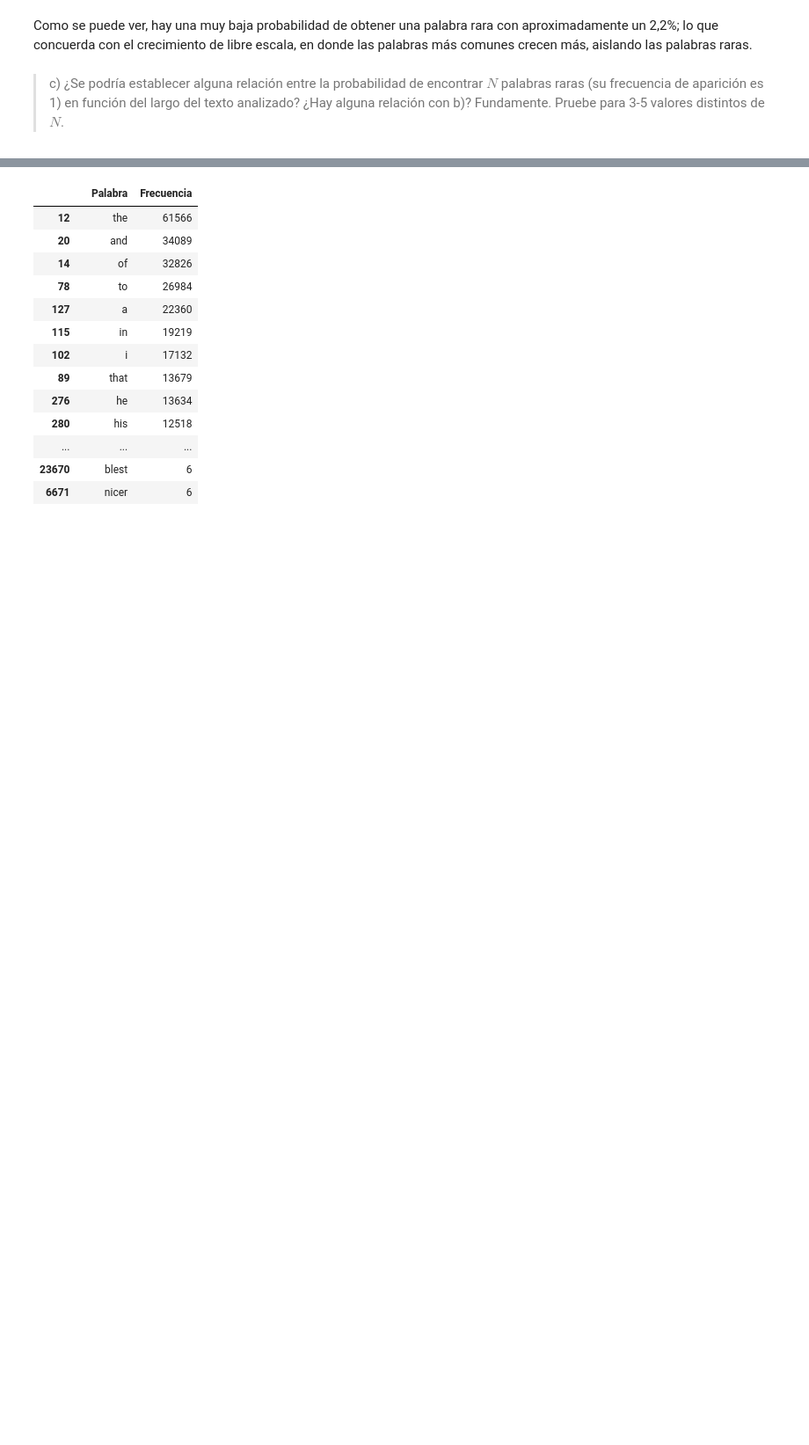
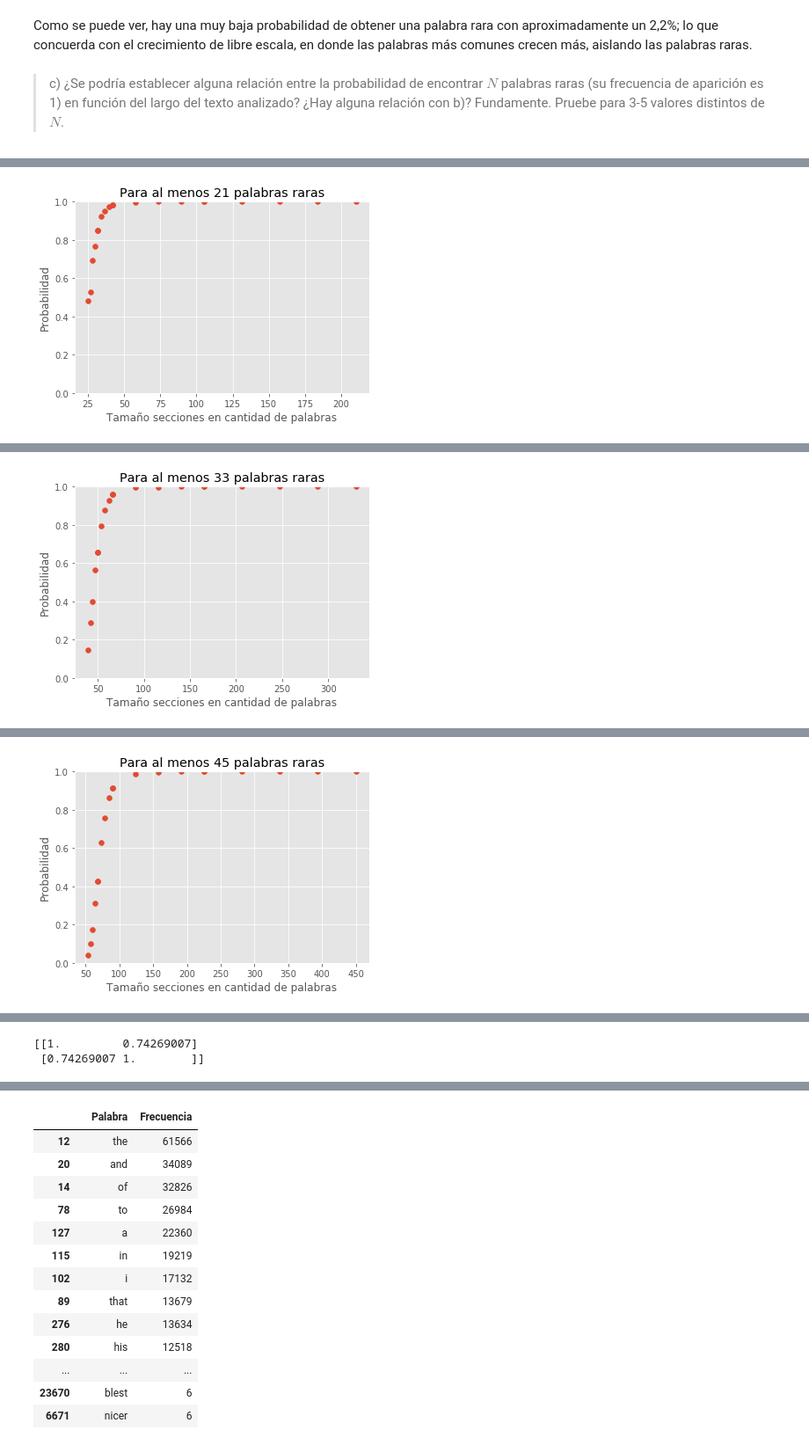
Before and after one commit to dmedelba/Lab3-Estaca, a Jupyter notebook: Laboratorio 3.ipynb, the cells around one changed output, grey strips where cells are left out. Shown at 88% size. Drawn from its saved outputs; the diff is of its cells as text; code cells hidden in the pictures; blank space fills up the shorter version.

Commit message:
p3-c, calculando N segun exitos, grafico dependiendo de N

```diff
--- a/Laboratorio 3.ipynb
+++ b/Laboratorio 3.ipynb
@@ -209,0 +132,75 @@ nPalabras
+# %%
+# Función para contar palabras y frecuencias según cierto tamaño de secciones
+# en cantidad de palabras
+def cuentaPalabras(tamPalabras):
+    cuenta_parte = dict()
+    palabrasLeidas = 0
+    cantidad_raras = list()
+    corpus = open('./corpus.txt', 'r')
+    for linea in corpus:
+        for palabra in linea.split():
+            # Contabilizar palabras
+            if palabra in cuenta_parte:
+                cuenta_parte[palabra] += 1
+            else:
+                cuenta_parte[palabra] = 1
+            palabrasLeidas += 1
+            # Finalizar revisión parte actual
+            if palabrasLeidas == (tamPalabras):
+                cuenta_rara = 0
+                # Conteo palabras raras
+                for palabra in cuenta_parte:
+                    cuenta_pal_actual = cuenta_parte[palabra]
+                    if cuenta_pal_actual == 1:
+                        cuenta_rara += 1
+                # Calcular resultado
+                cantidad_raras.append(cuenta_rara)
+                # Resetear variables
+                cuenta_parte.clear()
+                palabrasLeidas = 0
+    corpus.close()
+    df_probs = pd.DataFrame(cantidad_raras, columns = ['nRaras'])
+    #display(df_probs)
+    return df_probs
+
+avgProbabilidades = list()
+#largoPartesEnPalabras = [1000, 5000, 10000, 15000, 25000]
+nPalabrasRaras = [21, 33, 45, 58, 72]
+#largoPartesEnPalabras = [2, 5, 10, 20, 100, 500, 1000, 5000]
+#largoPartesEnPalabras = np.concatenate((range(8,20,1),range(20, 50, 2),range(50,100,10)))
+probabilidades = []
+for n in nPalabrasRaras:
+    #largoPartesEnPalabras = np.concatenate((range(int(n*1.3), int(n*1.7), 2), range(int(n*1.7), int(n*5), 10), ))
+    rango1 = np.linspace(1.2*n, 1.5*n, 5)
+    rango2 = np.linspace(1.5*n, 2*n, 5)
+    rango3 = np.linspace(2*n, 5*n, 5)
+    rango4 = np.linspace(5*n, 10*n, 5)
+    print(rango1)
+    print(rango2)
+    print(rango3)
+    print(rango4)
+    largoPartesEnPalabras = np.concatenate((rango1, rango2, rango3, rango4))
+    for largo in largoPartesEnPalabras:
+        # Contar palabras
+        df_aux = cuentaPalabras(int(largo))
+        # Analizar exitos
+        df_aux2 = df_aux['nRaras'].apply(lambda x: 0 if x<n else 1)#x/largo)
+        # Calcular promedio total para al menos n palabras raras
+        exitos = df_aux2.sum()
+        nPartes = df_aux2.count()
+        print(exitos, nPartes)
+        probabilidades.append(exitos/nPartes)
+    # Graficar
+    plt.scatter(largoPartesEnPalabras, probabilidades)
+    axes = plt.gca()
+    axes.set_ylim([0, 1])
+    #axes.set_xlim([0, 1000])
+    plt.title('Para al menos '+str(n)+' palabras raras')
+    plt.xlabel('Tamaño secciones en cantidad de palabras')
+    plt.ylabel('Probabilidad')
+    #plt.xscale('log')
+    plt.show()
+
+    print(np.corrcoef(largoPartesEnPalabras, probabilidades))
+    probabilidades.clear()
+# %% [output]
@@ -209,0 +224 @@ nPalabras
+[figure, added]
@@ -209,0 +242 @@ nPalabras
+[figure, added]
@@ -209,0 +260 @@ nPalabras
+[figure, added]
@@ -209,0 +297,2 @@ nPalabras
+[[1.         0.74269007]
+ [0.74269007 1.        ]]
```
Also changed, not shown: parts of 10 cells of this notebook, 1 other file.
